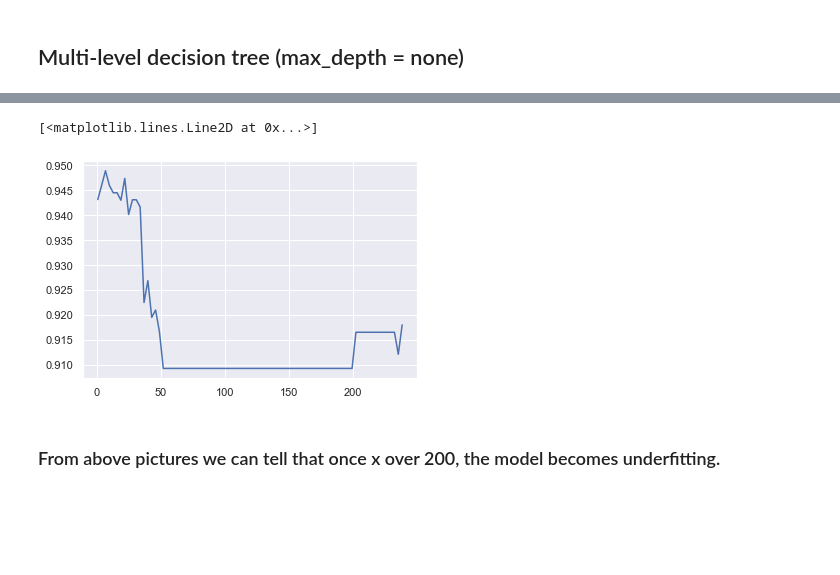
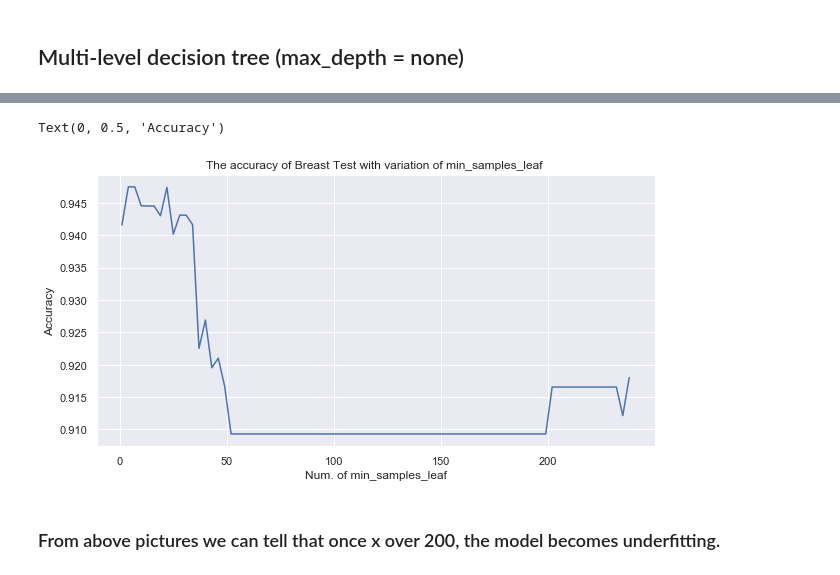
Before and after one commit to A2Zntu/ML_HW, a Jupyter notebook: Lab1/DecisionTree_Lab1.ipynb, the cells around one changed output, grey strips where cells are left out. Saved outputs shown, nothing was run; the diff lists cells and outputs as text; code cells hidden in the pictures; blank space fills up the shorter version.

```diff
--- a/Lab1/DecisionTree_Lab1.ipynb
+++ b/Lab1/DecisionTree_Lab1.ipynb
@@ -95,18 +95,26 @@ Image(graph.create_png())
 # %%
 min_size = min(cancer_df['Class'].value_counts()[0], cancer_df['Class'].value_counts()[1])
+cols = list(cancer_df.columns)
+x = cancer_df[cols[:-1]]
+y = cancer_df[cols[-1]]
+
+x_axis = []
 list_accuracy = []
-x_axis = []
-for i in range(1, min_size, 3):
+for i in range(1, min_size , 3):
     model = DecisionTreeClassifier(criterion="entropy", max_depth=None, min_samples_leaf = i)
     model.fit(x, y)
     scores = cross_val_score(model, x, y, cv = 10)
     scores = np.mean(scores)
     list_accuracy.append(scores)
     x_axis.append(i)
-
-plt.plot(x_axis, list_accuracy)
-# %% [output]
-[<matplotlib.lines.Line2D at 0x...>]
-[figure, removed]
+# %%
+plt.figure(figsize=(10,5))
+plt.plot(x_axis, list_accuracy)
+plt.title("The accuracy of Breast Test with variation of min_samples_leaf ")
+plt.xlabel("Num. of min_samples_leaf")
+plt.ylabel("Accuracy")
+# %% [output]
+Text(0, 0.5, 'Accuracy')
+[figure, added]
 # %% [markdown]
 ### From above pictures we can tell that once x over 200, the model becomes underfitting.
```
Also changed, not shown: parts of 13 cells of this notebook, 1 other file.
